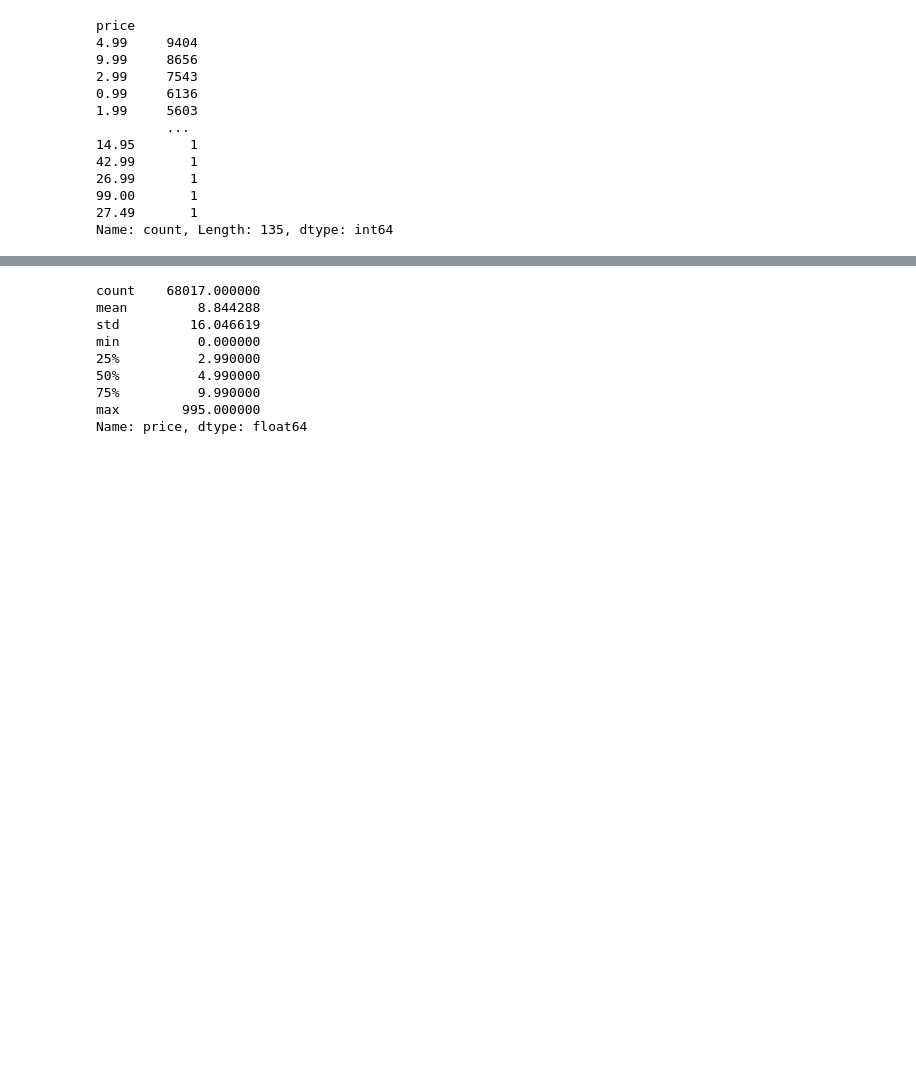
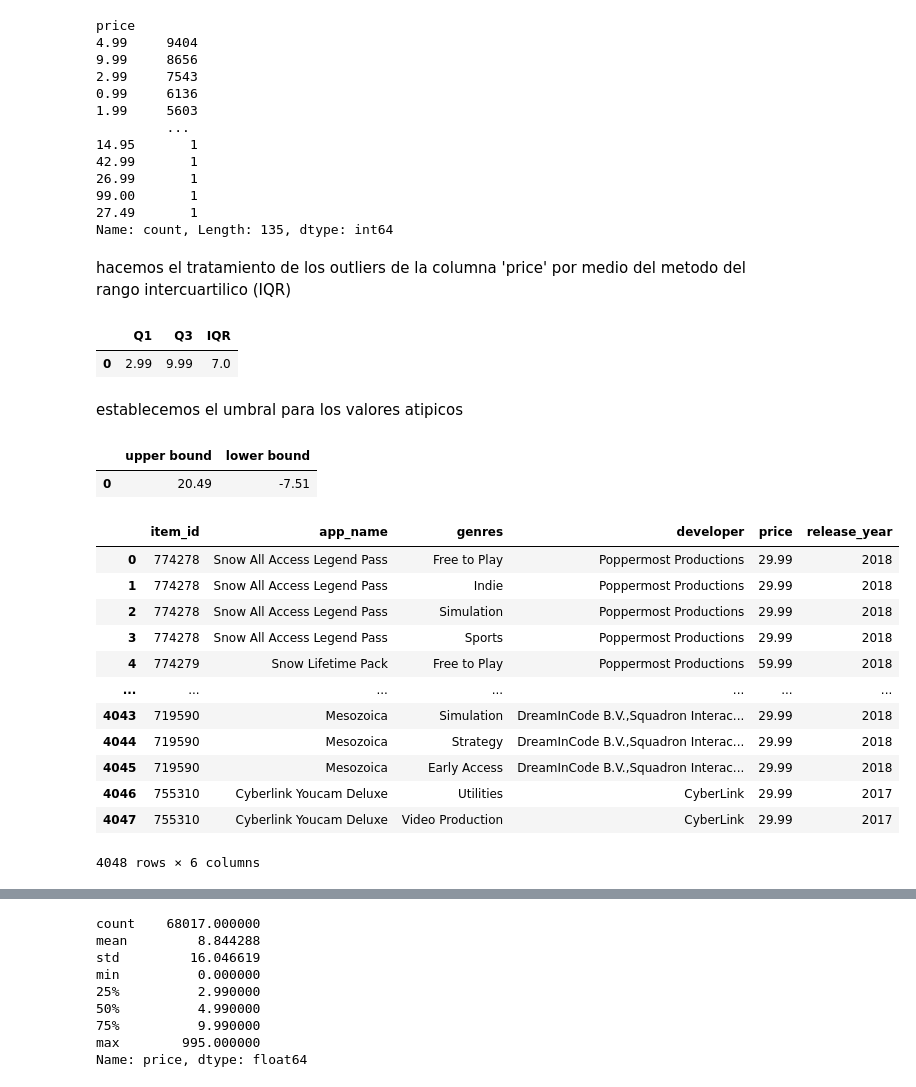
Before and after one commit to bryam23/FastAPI, a Jupyter notebook: EDA.ipynb, the cells around one changed output, grey strips where cells are left out. Saved outputs shown, nothing was run; the diff lists cells and outputs as text; code cells hidden in the pictures; blank space fills up the shorter version.

```diff
--- a/EDA.ipynb
+++ b/EDA.ipynb
@@ -310,3 +327,46 @@ price
 99.00       1
 27.49       1
 Name: count, Length: 135, dtype: int64
+# %% [markdown]
+hacemos el tratamiento de los outliers de la columna 'price' por medio del metodo del rango intercuartilico (IQR)
+# %%
+# calculamos IQR (rango intercuartil)
+Q1= steam_games['price'].quantile(0.25)
+Q3= steam_games['price'].quantile(0.75)
+IQR= Q3 - Q1
+
+outliers= pd.DataFrame({'Q1': [Q1], 'Q3': [Q3], 'IQR': [IQR]}, index=[0])
+outliers
+# %% [output]
+|  | Q1 | Q3 | IQR |
+| 0 | 2.99 | 9.99 | 7.0 |
+# %% [markdown]
+establecemos el umbral para los valores atipicos
+# %%
+upper_bound= Q3 + 1.5 * IQR
+lower_bound= Q1 - 1.5 * IQR
+boundaries= pd.DataFrame({'upper bound': [upper_bound], 'lower bound': [lower_bound]})
+boundaries
+# %% [output]
+|  | upper bound | lower bound |
+| 0 | 20.49 | -7.51 |
+# %%
+outliers_upper= steam_games[steam_games['price']> upper_bound]
+outliers_lower= steam_games[steam_games['price']< lower_bound]
+# %%
+outliers_upper.reset_index(drop=True, inplace=True)
+outliers_upper
+# %% [output]
+|  | item_id | app_name | genres | developer | price | release_year |
+| 0 | 774278 | Snow All Access Legend Pass | Free to Play | Poppermost Productions | 29.99 | 2018 |
+| 1 | 774278 | Snow All Access Legend Pass | Indie | Poppermost Productions | 29.99 | 2018 |
+| 2 | 774278 | Snow All Access Legend Pass | Simulation | Poppermost Productions | 29.99 | 2018 |
+| 3 | 774278 | Snow All Access Legend Pass | Sports | Poppermost Productions | 29.99 | 2018 |
+| 4 | 774279 | Snow Lifetime Pack | Free to Play | Poppermost Productions | 59.99 | 2018 |
+| ... | ... | ... | ... | ... | ... | ... |
+| 4043 | 719590 | Mesozoica | Simulation | DreamInCode B.V.,Squadron Interac... | 29.99 | 2018 |
+| 4044 | 719590 | Mesozoica | Strategy | DreamInCode B.V.,Squadron Interac... | 29.99 | 2018 |
+| 4045 | 719590 | Mesozoica | Early Access | DreamInCode B.V.,Squadron Interac... | 29.99 | 2018 |
+| 4046 | 755310 | Cyberlink Youcam Deluxe | Utilities | CyberLink | 29.99 | 2017 |
+| 4047 | 755310 | Cyberlink Youcam Deluxe | Video Production | CyberLink | 29.99 | 2017 |
+4048 rows × 6 columns
```
Also changed, not shown: parts of 15 cells of this notebook, 3 other files.
